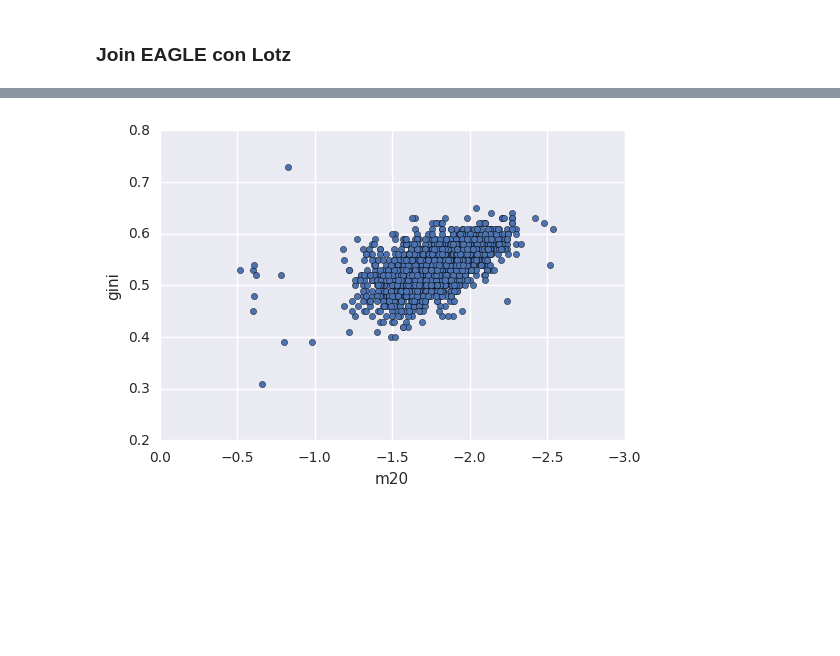
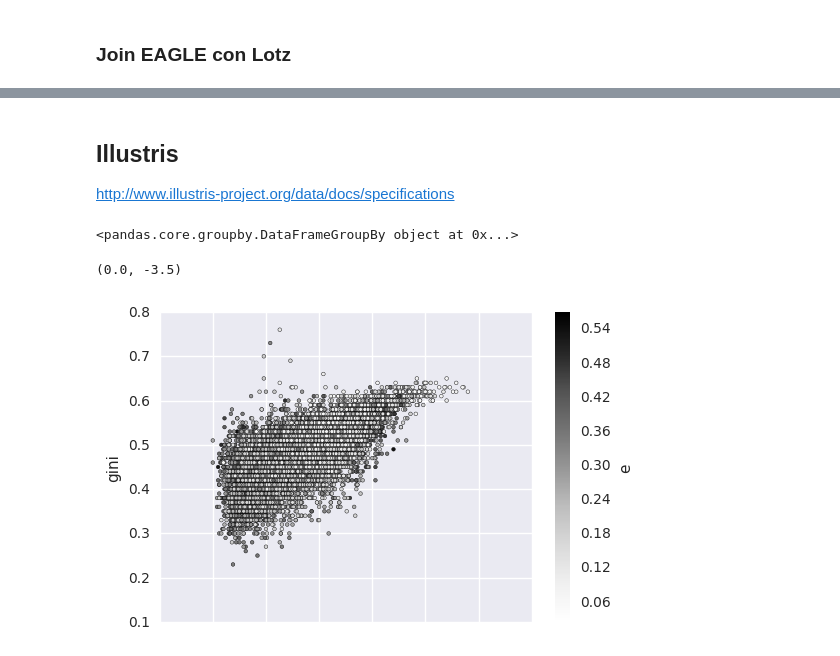
Before and after one commit to matiasbattocchia/ex_tesis, a Jupyter notebook: código/Morfologías.ipynb, the cells around one changed output, grey strips where cells are left out. Cells and saved outputs as stored; diff of their text form; code cells hidden in the pictures; blank space fills up the shorter version.

Commit message:
varios filtros/orientaciones

```diff
--- a/código/Morfologías.ipynb
+++ b/código/Morfologías.ipynb
@@ -160,6 +203,50 @@ df = pd.merge(eagle_data, lotz_data, how='inner', on='id')
+# %% [markdown]
+## Illustris
+
+http://www.illustris-project.org/data/docs/specifications
+# %%
+morfologías = h5py.File('../illustris/nonparametric_morphologies.hdf5', 'r')
+circularidades = h5py.File('../illustris/stellar_circs.hdf5', 'r')
+
+filtros = ['gSDSS', 'iSDSS', 'uSDSS', 'hWFC3']
+cámaras = ['cam0', 'cam1', 'cam2', 'cam3']
+# %%
+df = pd.DataFrame()
+
+for filtro in filtros:
+    for cámara in cámaras:
+        m = pd.DataFrame()
+
+        m['id']   = morfologías['Snapshot_135/SubfindID_%s' % cámara]
+
+        m['filtro'] = filtro
+        m['cámara'] = cámara
+
+        m['gini'] = morfologías['Snapshot_135/%s/Gini_%s'   % (filtro, cámara)]
+        m['m20']  = morfologías['Snapshot_135/%s/M20_%s'    % (filtro, cámara)]
+        m['concentration']     = morfologías['Snapshot_135/%s/C_%s'  % (filtro, cámara)]
+        m['petrosian_radius']  = morfologías['Snapshot_135/%s/RP_%s' % (filtro, cámara)]
+        m['half_light_radius'] = morfologías['Snapshot_135/%s/RE_%s' % (filtro, cámara)]
+
+        df = pd.concat([df, m])
+# %%
+c = pd.DataFrame()
+
+c['id'] = circularidades['Snapshot_135/SubfindID']
+c['specific_angular_momentum'] = circularidades['/Snapshot_135/SpecificAngMom']
+c['e']  = circularidades['Snapshot_135/CircAbove07Frac']
+
+df = pd.merge(df, c, how='inner', on='id')
+df.set_index('id', inplace=True)
+# %%
+df.groupby(['filtro', 'cámara'])
+# %% [output]
+<pandas.core.groupby.DataFrameGroupBy object at 0x...>
+# %%
+df2 = df[(df.filtro == 'gSDSS') & (df.cámara == 'cam0')]
 # %%
-df.plot.scatter(x='m20', y='gini')
+df2.plot.scatter(x='m20', y='gini', c='e', s=7)
 plt.xlim(plt.xlim()[::-1])
-plt.savefig('gini_m20.png')
 # %% [output]
+(0.0, -3.5)
-[figure, old version]
+[figure, new version]
```
Also changed, not shown: parts of 9 cells of this notebook, 5 other files.
